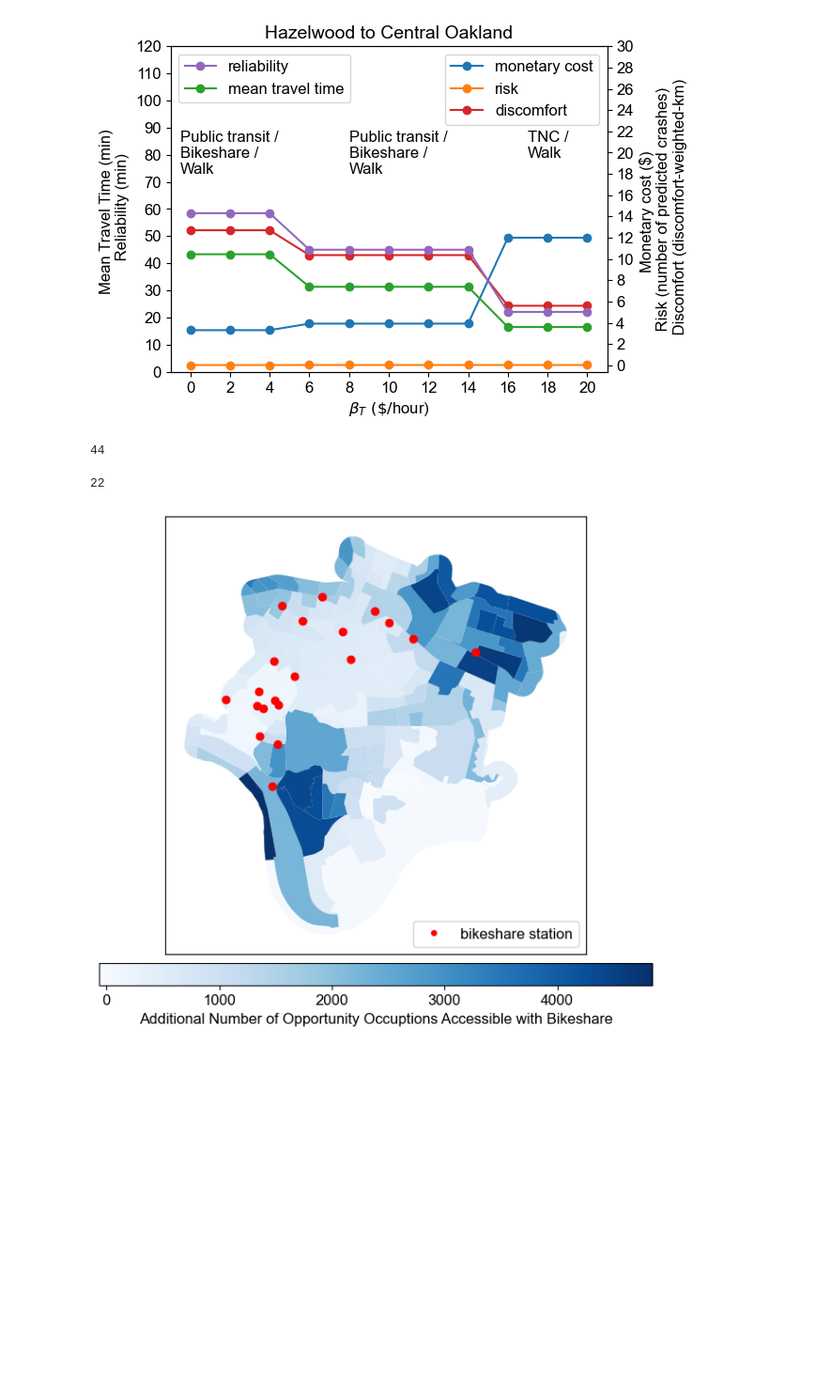
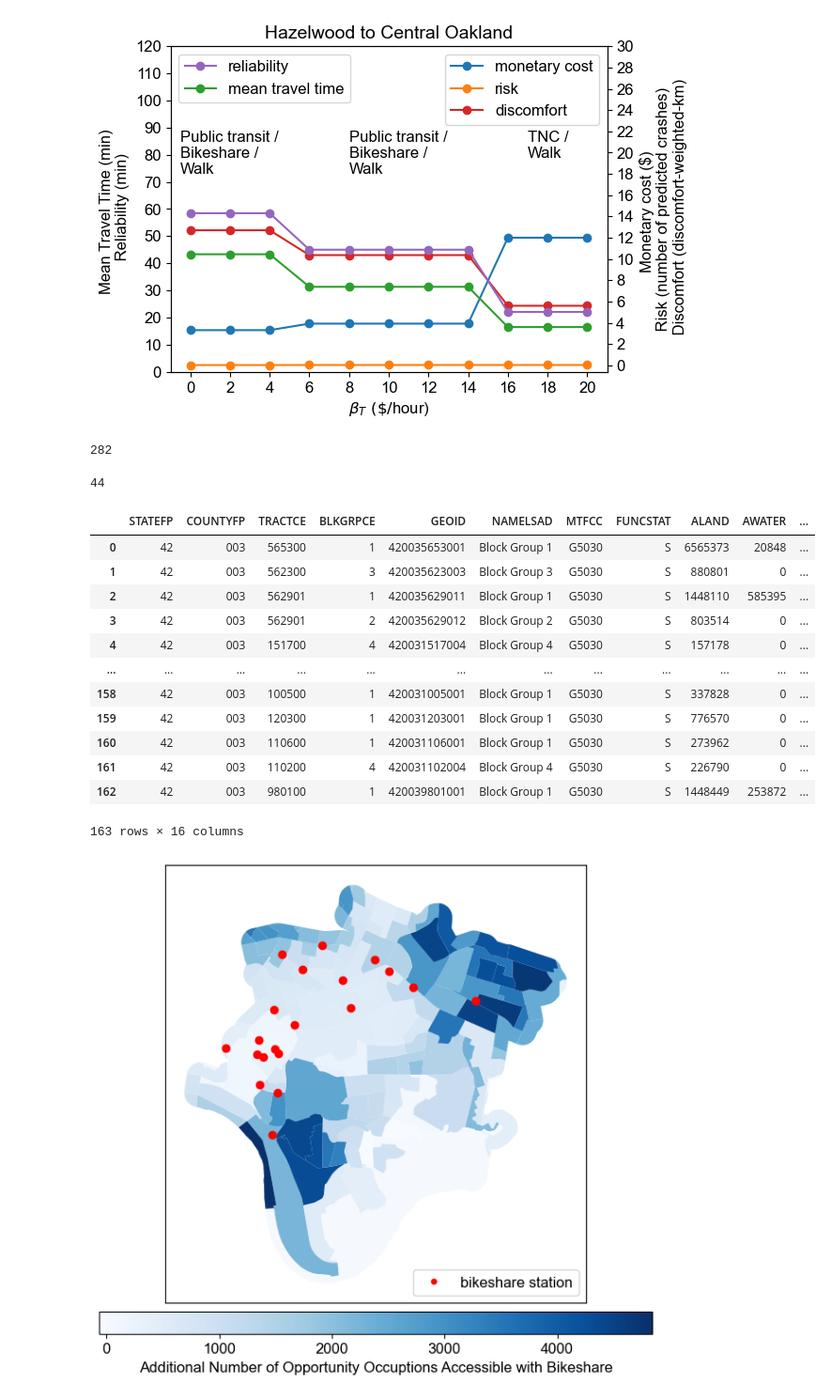
Before and after one commit to lgraff/nomad, a Jupyter notebook: project1-use_cases/plots.ipynb, the cells around one changed output. Shown at 94% size. Cells and saved outputs as stored; diff of their text form; code cells hidden in the pictures; blank space fills up the shorter version.

```diff
--- a/project1-use_cases/plots.ipynb
+++ b/project1-use_cases/plots.ipynb
@@ -409,7 +417,7 @@ for m in mode_list:
     df_edge_info = df_tt_dynamic[['source', 'target', 'mode_type']].reset_index(drop=True)
 
     # Make cost array dict
-    NUM_INTERVALS = conf.NUM_INTERVALS
+    NUM_INTERVALS = config['time_factors']['NUM_INTERVALS']
     interval_columns = [f'i{i}' for i in range(NUM_INTERVALS)]
 
     cost_arrays = {}
@@ -429,13 +437,29 @@ for m in mode_list:
     od_matrix['dst_name'] = od_matrix['dst'].map(graphs[m]['nid_map'])
     graphs[m]['od_matrix'] = od_matrix
 # %% [output]
-44
+282
-22
+44
 # %%
 # preprocessing of dst df
-dst_centroids_gdf = gpd.read_file(conf.opp_jobs_path)
+centroids_path = config['paths']['data']['block_group_centroids']
+dst_centroids_gdf = gpd.read_file(centroids_path)
 dst_centroids_gdf['dst_name'] = 'dst' + dst_centroids_gdf['GEOID'].str[5:]
-dst_centroids_gdf['opp_jobs_total'] = dst_centroids_gdf['opp_jobs_total'].fillna(0)
+dst_centroids_gdf
+#dst_centroids_gdf['opp_jobs_total'] = dst_centroids_gdf['opp_jobs_total'].fillna(0)
+# %% [output]
+|  | STATEFP | COUNTYFP | TRACTCE | BLKGRPCE | GEOID | NAMELSAD | MTFCC | FUNCSTAT | ALAND | AWATER | ... |
+| 0 | 42 | 003 | 565300 | 1 | 420035653001 | Block Group 1 | G5030 | S | 6565373 | 20848 | ... |
+| 1 | 42 | 003 | 562300 | 3 | 420035623003 | Block Group 3 | G5030 | S | 880801 | 0 | ... |
+| 2 | 42 | 003 | 562901 | 1 | 420035629011 | Block Group 1 | G5030 | S | 1448110 | 585395 | ... |
+| 3 | 42 | 003 | 562901 | 2 | 420035629012 | Block Group 2 | G5030 | S | 803514 | 0 | ... |
+| 4 | 42 | 003 | 151700 | 4 | 420031517004 | Block Group 4 | G5030 | S | 157178 | 0 | ... |
+| ... | ... | ... | ... | ... | ... | ... | ... | ... | ... | ... | ... |
+| 158 | 42 | 003 | 100500 | 1 | 420031005001 | Block Group 1 | G5030 | S | 337828 | 0 | ... |
+| 159 | 42 | 003 | 120300 | 1 | 420031203001 | Block Group 1 | G5030 | S | 776570 | 0 | ... |
+| 160 | 42 | 003 | 110600 | 1 | 420031106001 | Block Group 1 | G5030 | S | 273962 | 0 | ... |
+| 161 | 42 | 003 | 110200 | 4 | 420031102004 | Block Group 4 | G5030 | S | 226790 | 0 | ... |
+| 162 | 42 | 003 | 980100 | 1 | 420039801001 | Block Group 1 | G5030 | S | 1448449 | 253872 | ... |
+163 rows × 16 columns
 # %%
 from mpl_toolkits.axes_grid1 import make_axes_locatable
 
```
Also changed, not shown: parts of 17 cells of this notebook, 13 other files.
